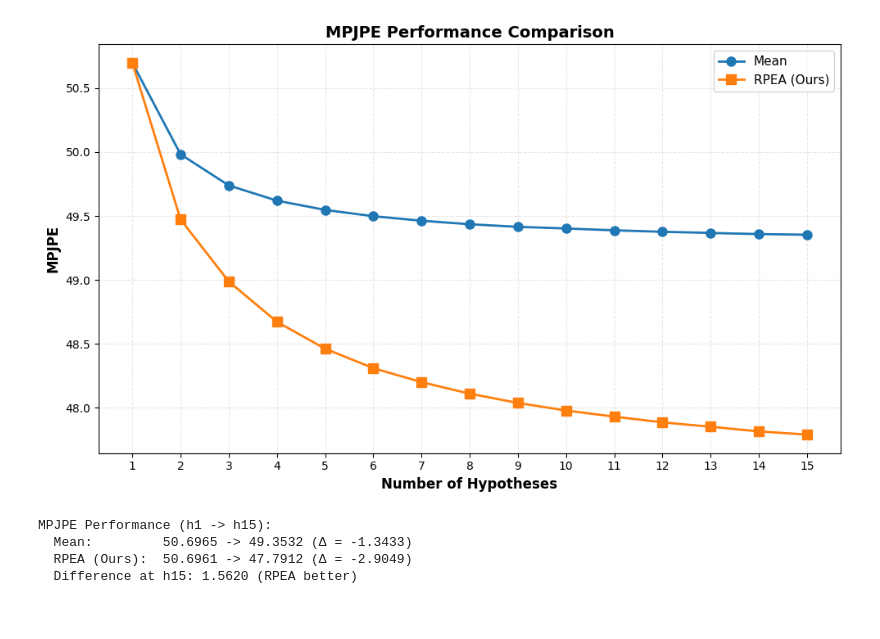
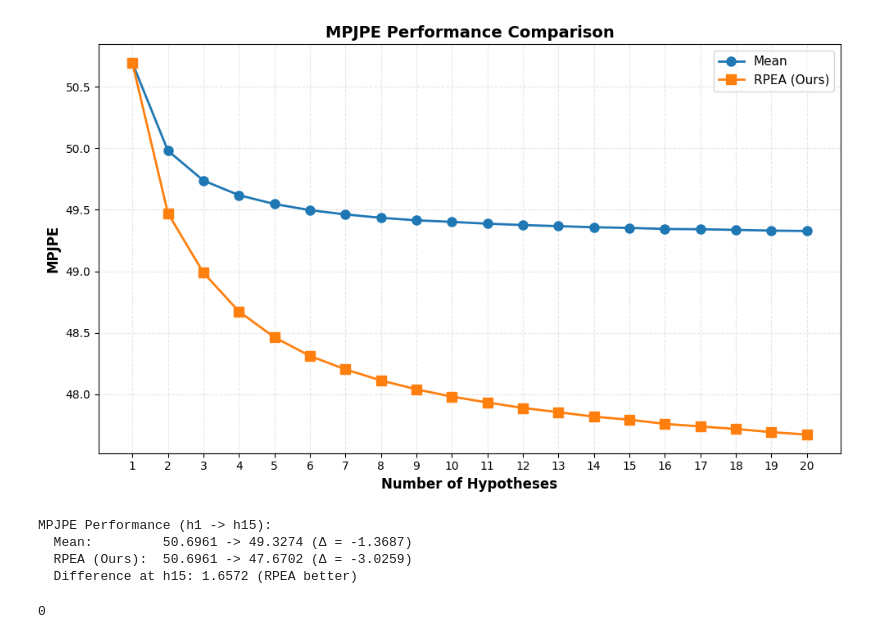
Before and after one commit to AdaptiveMotorControlLab/FMPose3D, a Jupyter notebook: projects/FMPose/Figures/compare_p1_p2_diff_hypothesis/vis_Compare_mean_RPEA.ipynb, the cells around one changed output. Cells and saved outputs as stored; diff of their text form; code cells hidden in the pictures.

```diff
--- a/projects/FMPose/Figures/compare_p1_p2_diff_hypothesis/vis_Compare_mean_RPEA.ipynb
+++ b/projects/FMPose/Figures/compare_p1_p2_diff_hypothesis/vis_Compare_mean_RPEA.ipynb
@@ -1,24 +1,26 @@
 # %%
-
 # data
 mean_noaug_s3 = {
-    1: {'p1': 50.6965, 'p2': 39.4850},
-    2: {'p1': 49.9818, 'p2': 38.8718},
-    3: {'p1': 49.7388, 'p2': 38.6610},
-    4: {'p1': 49.6196, 'p2': 38.5550},
-    5: {'p1': 49.5475, 'p2': 38.4900},
-    6: {'p1': 49.4980, 'p2': 38.4520},
-    7: {'p1': 49.4628, 'p2': 38.4180},
-    8: {'p1': 49.4354, 'p2': 38.3949},
-    9: {'p1': 49.4150, 'p2': 38.3759},
-    10: {'p1': 49.4021, 'p2': 38.3651},
-    11: {'p1': 49.3877, 'p2': 38.3535},
-    12: {'p1': 49.3764, 'p2': 38.3418},
-    13: {'p1': 49.3672, 'p2': 38.3358},
-    14: {'p1': 49.3584, 'p2': 38.3277},
-    15: {'p1': 49.3532, 'p2': 38.3234},
-    16: {'p1': 49.3444, 'p2': 38.3156},
-    17: {'p1': 49.3422, 'p2': 38.3118}
+    1: {'p1': 50.6961, 'p2': 39.4851},
+    2: {'p1': 49.9814, 'p2': 38.8718},
+    3: {'p1': 49.7384, 'p2': 38.6612},
+    4: {'p1': 49.6192, 'p2': 38.5551},
+    5: {'p1': 49.5471, 'p2': 38.4900},
+    6: {'p1': 49.4976, 'p2': 38.4519},
+    7: {'p1': 49.4623, 'p2': 38.4180},
+    8: {'p1': 49.4350, 'p2': 38.3951},
+    9: {'p1': 49.4146, 'p2': 38.3759},
+    10: {'p1': 49.4017, 'p2': 38.3651},
+    11: {'p1': 49.3872, 'p2': 38.3535},
+    12: {'p1': 49.3760, 'p2': 38.3418},
+    13: {'p1': 49.3668, 'p2': 38.3358},
+    14: {'p1': 49.3580, 'p2': 38.3277},
+    15: {'p1': 49.3528, 'p2': 38.3234},
+    16: {'p1': 49.3440, 'p2': 38.3157},
+    17: {'p1': 49.3418, 'p2': 38.3120},
+    18: {'p1': 49.3366, 'p2': 38.3081},
+    19: {'p1': 49.3305, 'p2': 38.3034},
+    20: {'p1': 49.3274, 'p2': 38.3003}
 }
 
 RPEA_noaug_s3 = {
@@ -46,37 +48,42 @@ RPEA_noaug_s3 = {
 # %%
 import matplotlib.pyplot as plt
 import numpy as np
 
-# Extract data - Only first 15 hypotheses, only MPJPE (Protocol #1)
-hypotheses = list(range(1, 16))
+# Extract data -  hypotheses, only MPJPE (Protocol #1)
+hypotheses = list(range(1, 21))
 mean_p1 = [mean_noaug_s3[i]['p1'] for i in hypotheses]
 rpea_p1 = [RPEA_noaug_s3[i]['p1'] for i in hypotheses]
 
 # Create single figure for MPJPE
 fig, ax = plt.subplots(1, 1, figsize=(10, 6))
 
 # Plot MPJPE comparison
 ax.plot(hypotheses, mean_p1, marker='o', linewidth=2, markersize=8, label='Mean', color='#1f77b4')
 ax.plot(hypotheses, rpea_p1, marker='s', linewidth=2, markersize=8, label='RPEA (Ours)', color='#ff7f0e')
 ax.set_xlabel('Number of Hypotheses', fontsize=12, fontweight='bold')
 ax.set_ylabel('MPJPE', fontsize=12, fontweight='bold')
 ax.set_title('MPJPE Performance Comparison', fontsize=14, fontweight='bold')
 ax.legend(fontsize=11, loc='upper right')
 ax.grid(True, alpha=0.3, linestyle='--')
 ax.set_xticks(hypotheses)
 
 plt.tight_layout()
-plt.savefig('mpjpe_comparison_h15.png', dpi=300, bbox_inches='tight')
+plt.savefig('images/mpjpe_comparison_p1.png', dpi=300, bbox_inches='tight')
 plt.show()
 
 # Print statistics
 print(f"MPJPE Performance (h1 -> h15):")
 print(f"  Mean:         {mean_p1[0]:.4f} -> {mean_p1[-1]:.4f} (Δ = {mean_p1[-1] - mean_p1[0]:.4f})")
 print(f"  RPEA (Ours):  {rpea_p1[0]:.4f} -> {rpea_p1[-1]:.4f} (Δ = {rpea_p1[-1] - rpea_p1[0]:.4f})")
 print(f"  Difference at h15: {abs(rpea_p1[-1] - mean_p1[-1]):.4f} ({'RPEA better' if rpea_p1[-1] < mean_p1[-1] else 'Mean better'})")
 # %% [output]
-[figure, old version]
+[figure, new version]
 MPJPE Performance (h1 -> h15):
-  Mean:         50.6965 -> 49.3532 (Δ = -1.3433)
-  RPEA (Ours):  50.6961 -> 47.7912 (Δ = -2.9049)
-  Difference at h15: 1.5620 (RPEA better)
+  Mean:         50.6961 -> 49.3274 (Δ = -1.3687)
+  RPEA (Ours):  50.6961 -> 47.6702 (Δ = -3.0259)
+  Difference at h15: 1.6572 (RPEA better)
+# %%
+H = 1
+print(int(H//2))
+# %% [output]
+0
```
